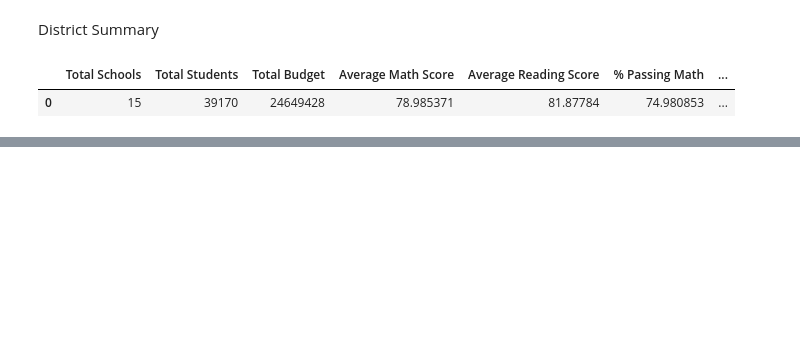
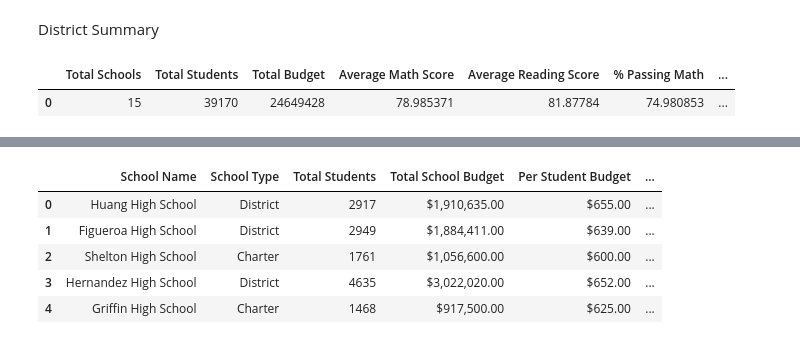
Before and after one commit to kglibrarian/pycityschools, a Jupyter notebook: main.ipynb, the cells around one changed output, grey strips where cells are left out. Cells and saved outputs as stored; diff of their text form; code cells hidden in the pictures; blank space fills up the shorter version.

```diff
--- a/main.ipynb
+++ b/main.ipynb
@@ -111,8 +104,8 @@ merge_table.head()
 #passing_math.head()
 # %%
 # Find students "passing Math" with a 70% or above
-passing_math_2 = students_df.loc[students_df["math_score"]>= 70, :]
-passing_math_2.head()
+passing_math_df = students_df.loc[students_df["math_score"]>= 70, :]
+passing_math_df.head()
 # %% [output]
 |  | Student ID | student_name | gender | grade | school_name | reading_score | math_score |
 | 0 | 0 | Paul Bradley | M | 9th | Huang High School | 66 | 79 |
@@ -267,0 +304,95 @@ grouped_merge_table.count().head(10)
+# %%
+#SCHOOL SUMMARY
+
+#Average Reading Score by School
+average_reading_score = students_df.groupby('school_name')['reading_score'].mean()
+average_reading_score
+
+avg_reading_score_df = pd.DataFrame({'school_name':average_reading_score.index, 'avg_reading_score':average_reading_score.values})
+avg_reading_score_df
+
+#Average Math Score by School
+average_math_score = students_df.groupby('school_name')['math_score'].mean()
+average_math_score
+
+avg_math_score_df = pd.DataFrame({'school_name':average_math_score.index, 'avg_math_score':average_math_score.values})
+avg_math_score_df
+
+#Count of students passing Math by School
+count_passing_math = passing_math_df.groupby('school_name')['math_score'].count()
+count_passing_math
+
+count_passing_math_df = pd.DataFrame({'school_name':count_passing_math.index, 'count_passing_math':count_passing_math.values})
+count_passing_math_df
+
+#Count of students passing Reading by School
+count_passing_reading = passing_reading_df.groupby('school_name')['reading_score'].count()
+count_passing_reading
+
+count_passing_reading_df = pd.DataFrame({'school_name':count_passing_reading.index, 'count_passing_reading':count_passing_reading.values})
+count_passing_reading_df
+
+# Joining Schools with Average Reading Score
+schools_join_avgread_df = pd.merge(schools_df, avg_reading_score_df, on="school_name", how="outer")
+schools_join_avgread_df.head()
+
+# Joining Schools with Average Math Score
+schools_join_avgmath_df = pd.merge(schools_join_avgread_df, avg_math_score_df, on="school_name", how="outer")
+schools_join_avgmath_df.head()
+
+# Joining Schools with Count of Students Passing Reading by School
+schools_join_countread_df = pd.merge(schools_join_avgmath_df, count_passing_reading_df, on="school_name", how="outer")
+schools_join_countread_df.head()
+
+# Joining Schools with Count of Students Passing Math by School
+schools_join_countmath_df = pd.merge(schools_join_countread_df, count_passing_math_df, on="school_name", how="outer")
+schools_join_countmath_df.head()
+
+#Calculating Percent of Students Passing Math by School
+schools_join_countmath_df['percent_passing_math'] = (schools_join_countmath_df["count_passing_math"]/ schools_join_countmath_df["size"]) * 100
+schools_join_countmath_df
+
+#Calculating Percent of Student Passing Reading by School
+schools_join_countmath_df['percent_passing_reading'] = (schools_join_countmath_df["count_passing_reading"]/ schools_join_countmath_df["size"]) * 100
+schools_join_countmath_df
+
+#Calculating Overall Passing Rate by School
+schools_join_countmath_df['Overall_passing_rate'] = (schools_join_countmath_df["percent_passing_reading"] + schools_join_countmath_df["percent_passing_math"])/ 2
+schools_join_countmath_df.head()
+
+#Calculating Budget per Student by School
+schools_join_countmath_df['Per_student_budget'] = (schools_join_countmath_df["budget"] / schools_join_countmath_df["size"])
+schools_join_countmath_df.head()
+
+#Renaming columns in dataframe
+school_rename_df = schools_join_countmath_df.rename(columns={"school_name":"School Name",
+                                                             "type":"School Type",
+                                                             "size": "Total Students",
+                                                             "budget": "Total School Budget",
+                                                             "Per_student_budget": "Per Student Budget",
+                                                             "avg_math_score": "Average Math Score",
+                                                             "avg_reading_score": "Average Reading Score",
+                                                             "percent_passing_math": "% Passing Math",
+                                                             "percent_passing_reading": "% Passing Reading",
+                                                             "Overall_passing_rate": "% Overall Passing Rate"})
+
+school_rename_df.head()
+
+#Reformating columns in dataframe
+school_rename_df["Total School Budget"] = school_rename_df["Total School Budget"].map("${:,.2f}".format)
+school_rename_df["Per Student Budget"] = school_rename_df["Per Student Budget"].map("${:,.2f}".format)
+school_rename_df.head()
+
+#Creating final dataframe
+school_summary_df = school_rename_df.loc[:, ['School Name', 'School Type', 'Total Students',
+       'Total School Budget', 'Per Student Budget','Average Reading Score', 'Average Math Score',
+       '% Passing Math','% Passing Reading', '% Overall Passing Rate']]
+
+school_summary_df.head()
+# %% [output]
+|  | School Name | School Type | Total Students | Total School Budget | Per Student Budget | ... |
+| 0 | Huang High School | District | 2917 | $1,910,635.00 | $655.00 | ... |
+| 1 | Figueroa High School | District | 2949 | $1,884,411.00 | $639.00 | ... |
+| 2 | Shelton High School | Charter | 1761 | $1,056,600.00 | $600.00 | ... |
+| 3 | Hernandez High School | District | 4635 | $3,022,020.00 | $652.00 | ... |
+| 4 | Griffin High School | Charter | 1468 | $917,500.00 | $625.00 | ... |
```
Also changed, not shown: parts of 19 cells of this notebook.
